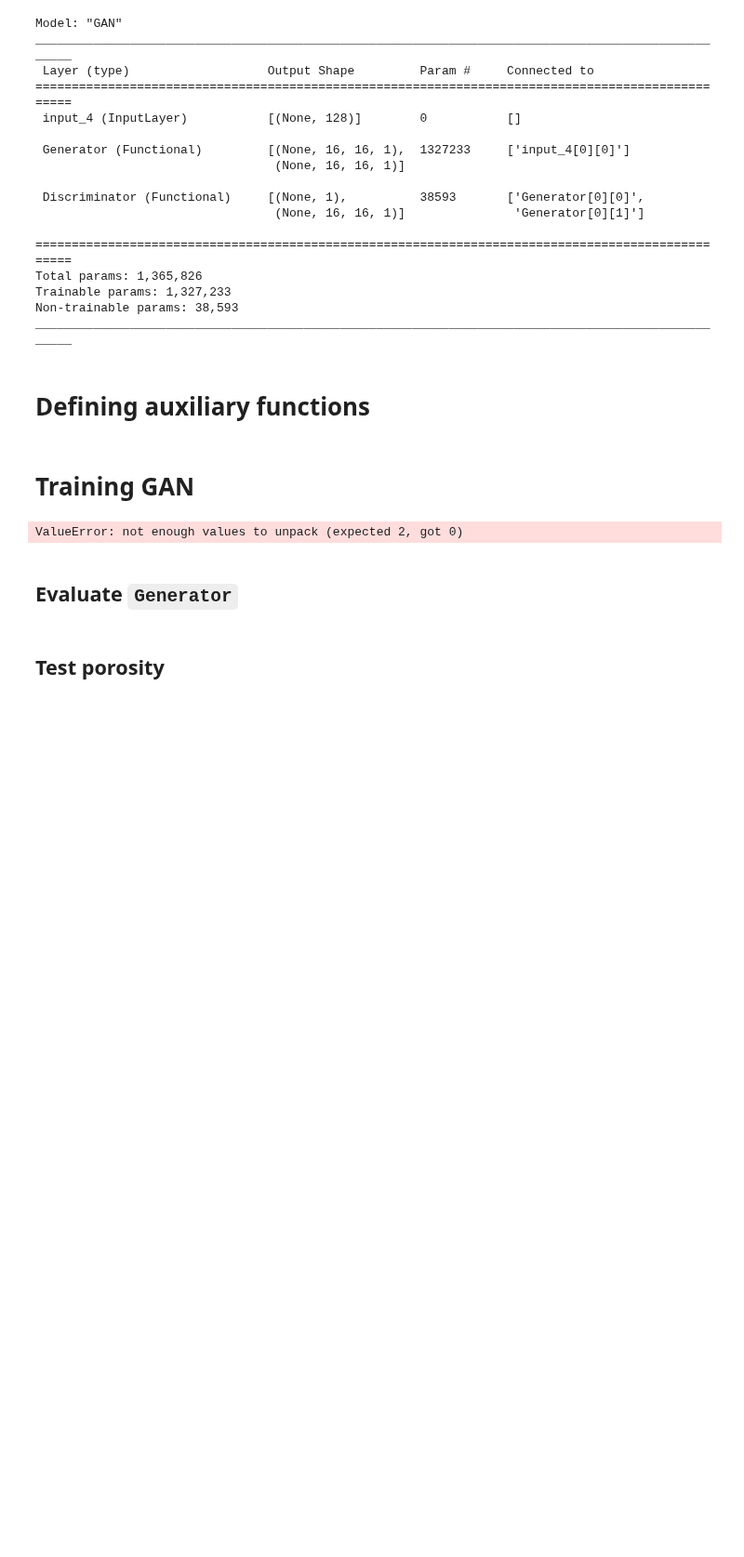
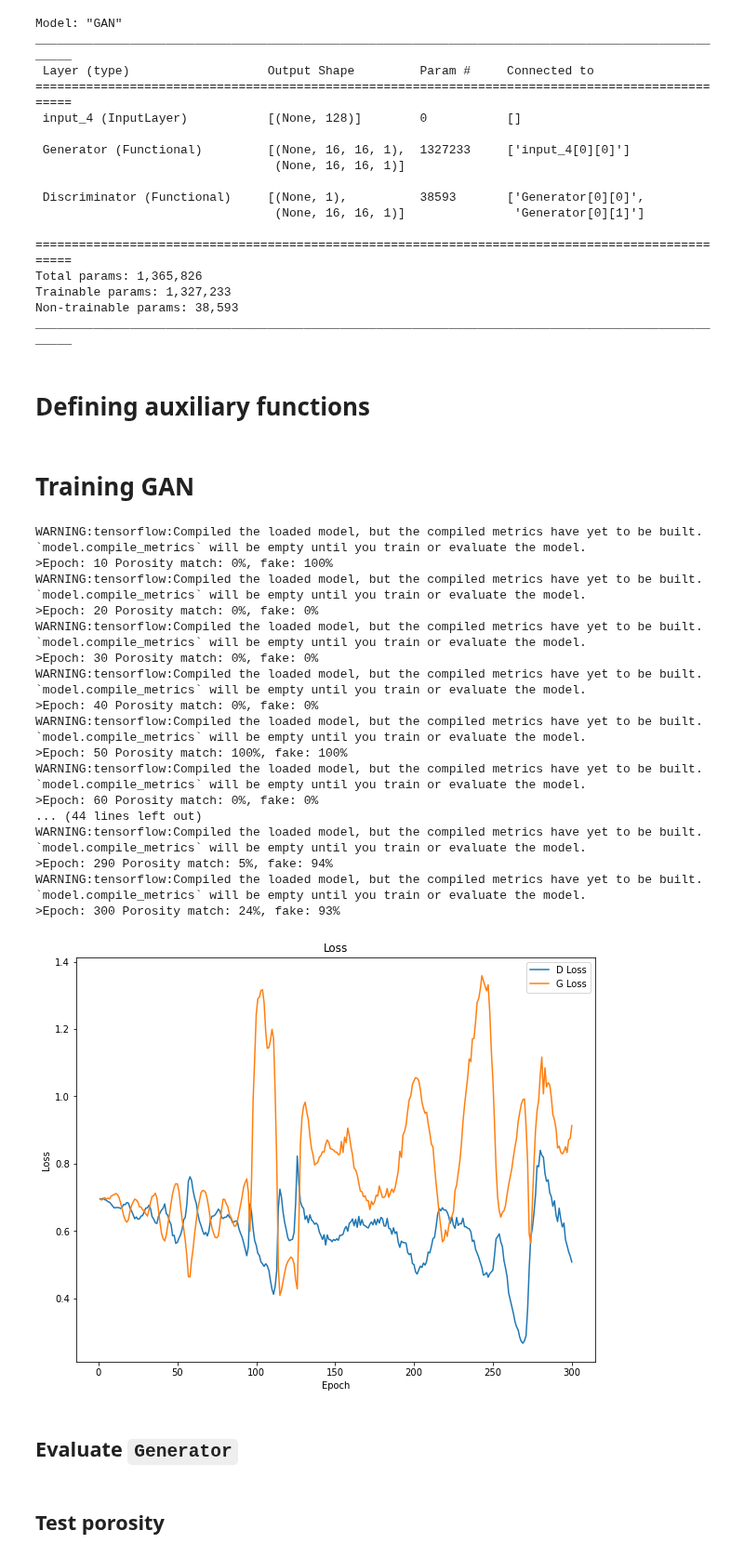
Before and after one commit to lucascbarbosa/INT, a Jupyter notebook: Manufatura Aditiva/Simulacao-GAN/Pipeline/3- Machine_learning/GAN/GAN.ipynb, the cells around one changed output. Shown at 93% size. Cells and saved outputs as stored; diff of their text form; code cells hidden in the pictures; blank space fills up the shorter version.

```diff
--- a/Manufatura Aditiva/Simulacao-GAN/Pipeline/3- Machine_learning/GAN/GAN.ipynb
+++ b/Manufatura Aditiva/Simulacao-GAN/Pipeline/3- Machine_learning/GAN/GAN.ipynb
@@ -321,38 +321,54 @@ def train(G_model,D_model,GAN_model,input_G,porosity,tol_porosity,batch_size,num
             G_model.save(tmp_models_dir+f'epoch_{i+1}_por_{np.round(por_match,2)}_acc_{np.round(acc_fake,2)}.h5')
 
             if verbose_acc:
-                print('>Epoch: %i Accuracy real: %.0f%%, fake: %.0f%%' % (i+1,acc_real*100, acc_fake*100))
+                print('>Epoch: %i Porosity match: %.0f%%, fake: %.0f%%' % (i+1,por_match*100, acc_fake*100))
 
     G_losses = np.array(G_losses)
     D_losses = np.array(D_losses)
-
     if plot:
         fig = plt.figure()
         fig.set_size_inches((10,8))
         plt.plot(list(range(1,num_epochs+1)),D_losses,label='D Loss')
         plt.title('Loss')
         plt.ylabel('Loss')
         plt.xlabel('Epoch')
         plt.plot(list(range(1,num_epochs+1)),G_losses,label='G Loss')
         plt.legend()
         plt.show()
 
 batch_size = 64
-num_epochs = 250
+num_epochs = 300
 
 alpha = 1e-2
 lr = 1e-4
 porosity = 0.5
 tol_porosity = 0.02
 
 G = setup_G(input_G,output_G,size)
 D = setup_D(input_D,lr,alpha)
 GAN = setup_GAN(G,D,alpha,lr,size)
 
 dimension = 2
 simmetry = "p4"
 prop = "isotropy"
 tmp_models_dir = 'C:/Users/lucas/OneDrive/Documentos/GitHub/INT/Manufatura Aditiva/Simulacao-GAN/Pipeline/3- Machine_learning/GAN/tmp_models/'
 train(G,D,GAN,input_G,porosity,tol_porosity,batch_size,num_epochs,tmp_models_dir,plot=True,verbose_loss=False,verbose_acc=True)
 # %% [output]
-ValueError: not enough values to unpack (expected 2, got 0)
+WARNING:tensorflow:Compiled the loaded model, but the compiled metrics have yet to be built. `model.compile_metrics` will be empty until you train or evaluate the model.
+>Epoch: 10 Porosity match: 0%, fake: 100%
+WARNING:tensorflow:Compiled the loaded model, but the compiled metrics have yet to be built. `model.compile_metrics` will be empty until you train or evaluate the model.
+>Epoch: 20 Porosity match: 0%, fake: 0%
+WARNING:tensorflow:Compiled the loaded model, but the compiled metrics have yet to be built. `model.compile_metrics` will be empty until you train or evaluate the model.
+>Epoch: 30 Porosity match: 0%, fake: 0%
+WARNING:tensorflow:Compiled the loaded model, but the compiled metrics have yet to be built. `model.compile_metrics` will be empty until you train or evaluate the model.
+>Epoch: 40 Porosity match: 0%, fake: 0%
+WARNING:tensorflow:Compiled the loaded model, but the compiled metrics have yet to be built. `model.compile_metrics` will be empty until you train or evaluate the model.
+>Epoch: 50 Porosity match: 100%, fake: 100%
+WARNING:tensorflow:Compiled the loaded model, but the compiled metrics have yet to be built. `model.compile_metrics` will be empty until you train or evaluate the model.
+>Epoch: 60 Porosity match: 0%, fake: 0%
+... (44 lines left out)
+WARNING:tensorflow:Compiled the loaded model, but the compiled metrics have yet to be built. `model.compile_metrics` will be empty until you train or evaluate the model.
+>Epoch: 290 Porosity match: 5%, fake: 94%
+WARNING:tensorflow:Compiled the loaded model, but the compiled metrics have yet to be built. `model.compile_metrics` will be empty until you train or evaluate the model.
+>Epoch: 300 Porosity match: 24%, fake: 93%
+[figure, added]
```
Also changed, not shown: parts of 4 cells of this notebook, 30 other files.
